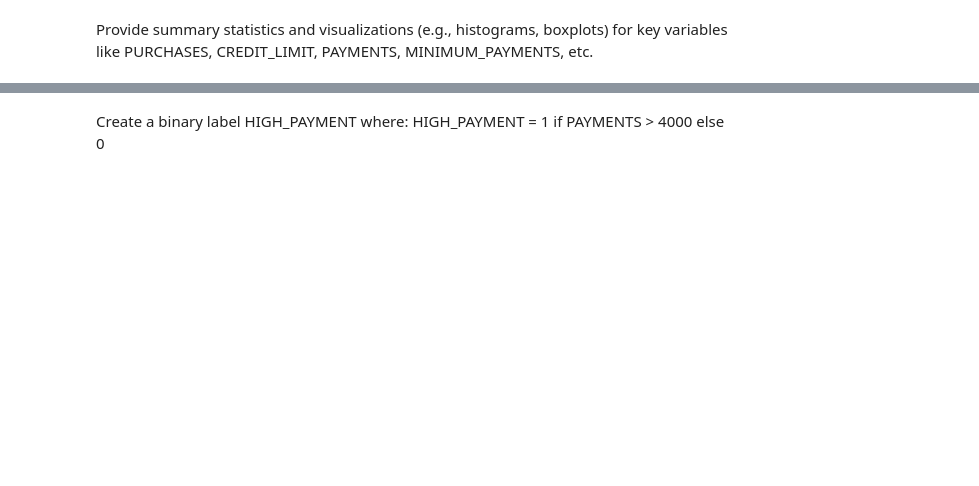
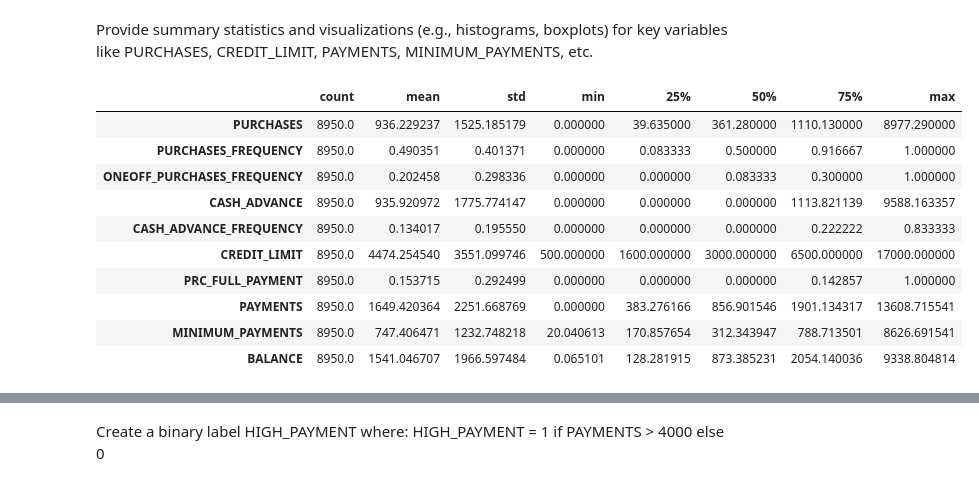
Before and after one commit to Billy-Drunkenstein/MAFN, a Jupyter notebook: Spring 2025/Machine Learning for Finance/Homework 3.ipynb, the cells around one changed output, grey strips where cells are left out. Saved outputs shown, nothing was run; the diff lists cells and outputs as text; code cells hidden in the pictures; blank space fills up the shorter version.

```diff
--- a/Spring 2025/Machine Learning for Finance/Homework 3.ipynb
+++ b/Spring 2025/Machine Learning for Finance/Homework 3.ipynb
@@ -16,2 +33,5 @@ Import the dataset as a pandas dataframe. (Google is your best friend here, moun
 # %% [markdown]
 Drop a irrelevant features (Hint: there is a column should never be use for any prediction and should not affect the prediction model, drop that one).
+# %%
+data = data.drop(columns = ['CUST_ID'])
+data.head()
@@ -18,3 +45,6 @@ Drop a irrelevant features (Hint: there is a column should never be use for any
 # %% [markdown]
 
 Identify and replace missing values (with any justifable approach to maintain datasize).
+# %%
+data = data.fillna(data.median(numeric_only=True))
+data.isna().sum()
@@ -21,5 +71,11 @@ Identify and replace missing values (with any justifable approach to maintain da
 # %% [markdown]
 Identify and replace outliers. Justify your approach.
+# %%
+# Capping at 1st and 99th percentile
+for col in data.select_dtypes(include='number').columns:
+    lower = data[col].quantile(0.01)
+    upper = data[col].quantile(0.99)
+    data[col] = data[col].clip(lower, upper)
 # %% [markdown]
 1.2 Exploratory Data Analysis
 
@@ -27,2 +101,31 @@ Plot the correlation matrix. What relationships or multicollinearity do you obse
 # %% [markdown]
 Provide summary statistics and visualizations (e.g., histograms, boxplots) for key variables like PURCHASES, CREDIT_LIMIT, PAYMENTS, MINIMUM_PAYMENTS, etc.
+# %%
+# I would consider the following variables as important
+key_variables = [
+    "PURCHASES",
+    "PURCHASES_FREQUENCY",
+    "ONEOFF_PURCHASES_FREQUENCY",
+    "CASH_ADVANCE",
+    "CASH_ADVANCE_FREQUENCY",
+    "CREDIT_LIMIT",
+    "PRC_FULL_PAYMENT",
+    "PAYMENTS",
+    "MINIMUM_PAYMENTS",
+    "BALANCE"
+]
+# %%
+summary = data[key_variables].describe().T
+summary
+# %% [output]
+|  | count | mean | std | min | 25% | 50% | 75% | max |
+| PURCHASES | 8950.0 | 936.229237 | 1525.185179 | 0.000000 | 39.635000 | 361.280000 | 1110.130000 | 8977.290000 |
+| PURCHASES_FREQUENCY | 8950.0 | 0.490351 | 0.401371 | 0.000000 | 0.083333 | 0.500000 | 0.916667 | 1.000000 |
+| ONEOFF_PURCHASES_FREQUENCY | 8950.0 | 0.202458 | 0.298336 | 0.000000 | 0.000000 | 0.083333 | 0.300000 | 1.000000 |
+| CASH_ADVANCE | 8950.0 | 935.920972 | 1775.774147 | 0.000000 | 0.000000 | 0.000000 | 1113.821139 | 9588.163357 |
+| CASH_ADVANCE_FREQUENCY | 8950.0 | 0.134017 | 0.195550 | 0.000000 | 0.000000 | 0.000000 | 0.222222 | 0.833333 |
+| CREDIT_LIMIT | 8950.0 | 4474.254540 | 3551.099746 | 500.000000 | 1600.000000 | 3000.000000 | 6500.000000 | 17000.000000 |
+| PRC_FULL_PAYMENT | 8950.0 | 0.153715 | 0.292499 | 0.000000 | 0.000000 | 0.000000 | 0.142857 | 1.000000 |
+| PAYMENTS | 8950.0 | 1649.420364 | 2251.668769 | 0.000000 | 383.276166 | 856.901546 | 1901.134317 | 13608.715541 |
+| MINIMUM_PAYMENTS | 8950.0 | 747.406471 | 1232.748218 | 20.040613 | 170.857654 | 312.343947 | 788.713501 | 8626.691541 |
+| BALANCE | 8950.0 | 1541.046707 | 1966.597484 | 0.065101 | 128.281915 | 873.385231 | 2054.140036 | 9338.804814 |
```
Also changed, not shown: parts of 51 cells of this notebook.
